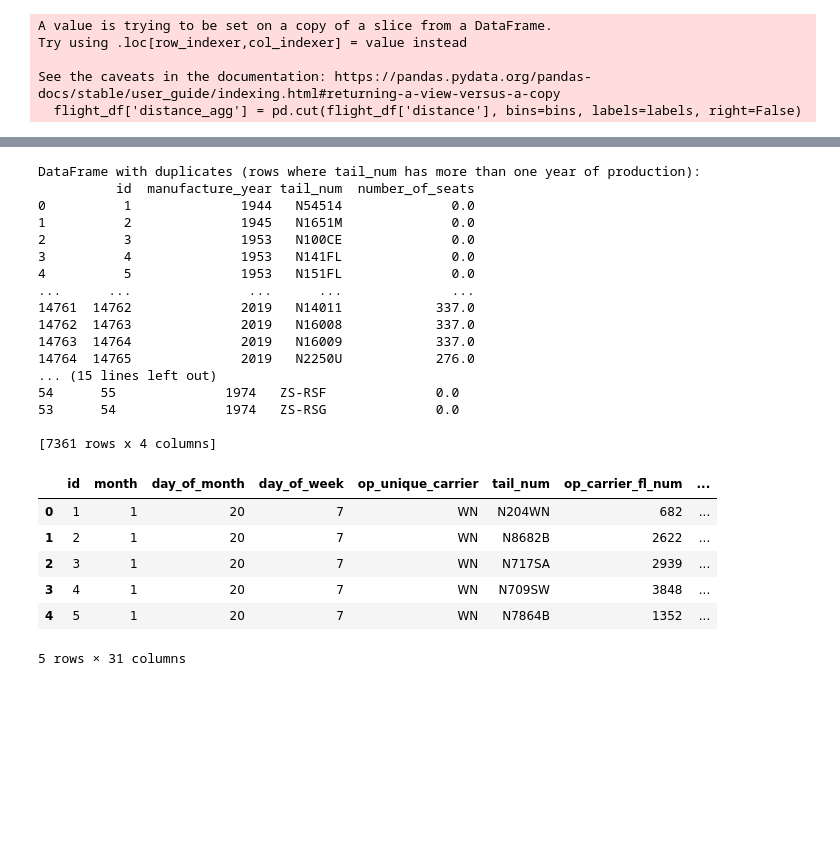
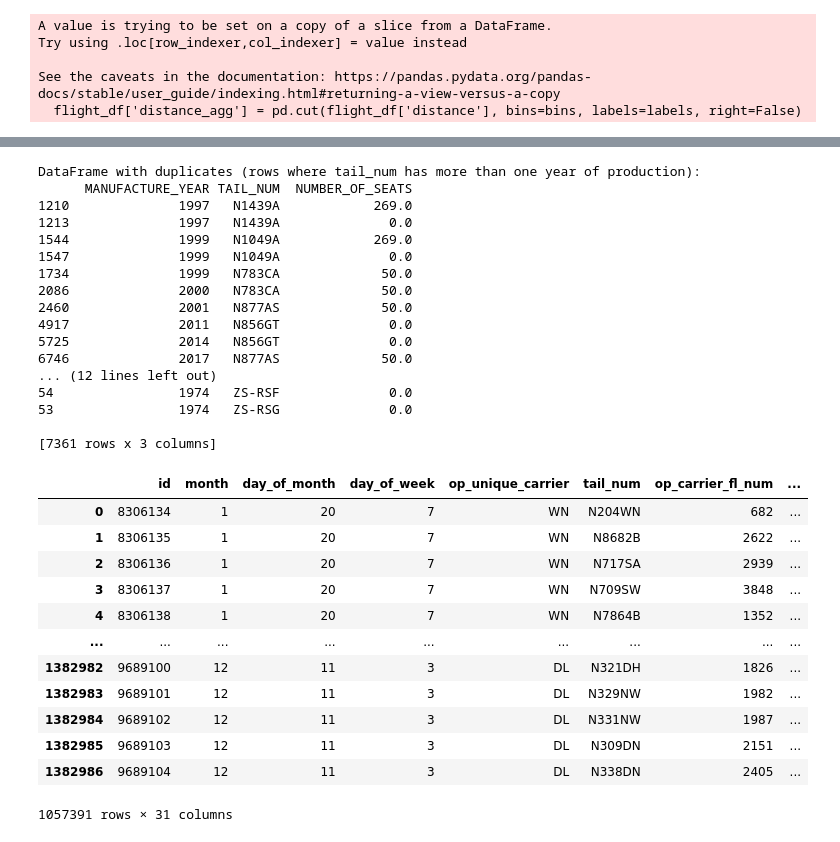
Before and after one commit to magdalena-owczarek/portfolio, a Jupyter notebook: flight_analysis.ipynb, the cells around one changed output, grey strips where cells are left out. Drawn from its saved outputs; the diff is of its cells as text; code cells hidden in the pictures; blank space fills up the shorter version.

```diff
--- a/flight_analysis.ipynb
+++ b/flight_analysis.ipynb
@@ -1027,9 +1149,9 @@ aircraft_df
 # %%
-duplicated_tail_nums = aircraft_df.duplicated(subset=['tail_num'], keep=False)
+duplicated_tail_nums = aircraft_df.duplicated(subset=['TAIL_NUM'], keep=False)
 aircraft_df_duplicated = aircraft_df[duplicated_tail_nums]
 
-aircraft_df = aircraft_df.sort_values(by=['tail_num', 'manufacture_year'], ascending=[True, False]) \
-                         .drop_duplicates(subset='tail_num', keep='first')
+aircraft_df = aircraft_df.sort_values(by=['TAIL_NUM', 'MANUFACTURE_YEAR'], ascending=[True, False]) \
+                         .drop_duplicates(subset='TAIL_NUM', keep='first')
 
 print("\nDataFrame with duplicates (rows where tail_num has more than one year of production):")
 print(aircraft_df_duplicated)
@@ -1038,30 +1160,36 @@ print("\nUpdated DataFrame (keeps only the most recent year of production for ea
 print(aircraft_df)
 # %% [output]
 DataFrame with duplicates (rows where tail_num has more than one year of production):
-          id  manufacture_year tail_num  number_of_seats
-0          1              1944   N54514              0.0
-1          2              1945   N1651M              0.0
-2          3              1953   N100CE              0.0
-3          4              1953   N141FL              0.0
-4          5              1953   N151FL              0.0
-...      ...               ...      ...              ...
-14761  14762              2019   N14011            337.0
-14762  14763              2019   N16008            337.0
-14763  14764              2019   N16009            337.0
-14764  14765              2019   N2250U            276.0
-... (15 lines left out)
-54      55              1974   ZS-RSF              0.0
-53      54              1974   ZS-RSG              0.0
+      MANUFACTURE_YEAR TAIL_NUM  NUMBER_OF_SEATS
+1210              1997   N1439A            269.0
+1213              1997   N1439A              0.0
+1544              1999   N1049A            269.0
+1547              1999   N1049A              0.0
+1734              1999   N783CA             50.0
+2086              2000   N783CA             50.0
+2460              2001   N877AS             50.0
+4917              2011   N856GT              0.0
+5725              2014   N856GT              0.0
+6746              2017   N877AS             50.0
+... (12 lines left out)
+54                1974   ZS-RSF              0.0
+53                1974   ZS-RSG              0.0
 
-[7361 rows x 4 columns]
+[7361 rows x 3 columns]
 # %%
-flight_df.head()
+flight_df
 # %% [output]
 |  | id | month | day_of_month | day_of_week | op_unique_carrier | tail_num | op_carrier_fl_num | ... |
-| 0 | 1 | 1 | 20 | 7 | WN | N204WN | 682 | ... |
-| 1 | 2 | 1 | 20 | 7 | WN | N8682B | 2622 | ... |
-| 2 | 3 | 1 | 20 | 7 | WN | N717SA | 2939 | ... |
-| 3 | 4 | 1 | 20 | 7 | WN | N709SW | 3848 | ... |
-| 4 | 5 | 1 | 20 | 7 | WN | N7864B | 1352 | ... |
+| 0 | 8306134 | 1 | 20 | 7 | WN | N204WN | 682 | ... |
+| 1 | 8306135 | 1 | 20 | 7 | WN | N8682B | 2622 | ... |
+| 2 | 8306136 | 1 | 20 | 7 | WN | N717SA | 2939 | ... |
+| 3 | 8306137 | 1 | 20 | 7 | WN | N709SW | 3848 | ... |
+| 4 | 8306138 | 1 | 20 | 7 | WN | N7864B | 1352 | ... |
+| ... | ... | ... | ... | ... | ... | ... | ... | ... |
+| 1382982 | 9689100 | 12 | 11 | 3 | DL | N321DH | 1826 | ... |
+| 1382983 | 9689101 | 12 | 11 | 3 | DL | N329NW | 1982 | ... |
+| 1382984 | 9689102 | 12 | 11 | 3 | DL | N331NW | 1987 | ... |
+| 1382985 | 9689103 | 12 | 11 | 3 | DL | N309DN | 2151 | ... |
+| 1382986 | 9689104 | 12 | 11 | 3 | DL | N338DN | 2405 | ... |
-5 rows × 31 columns
+1057391 rows × 31 columns
 # %%
```
Also changed, not shown: parts of 102 cells of this notebook.
